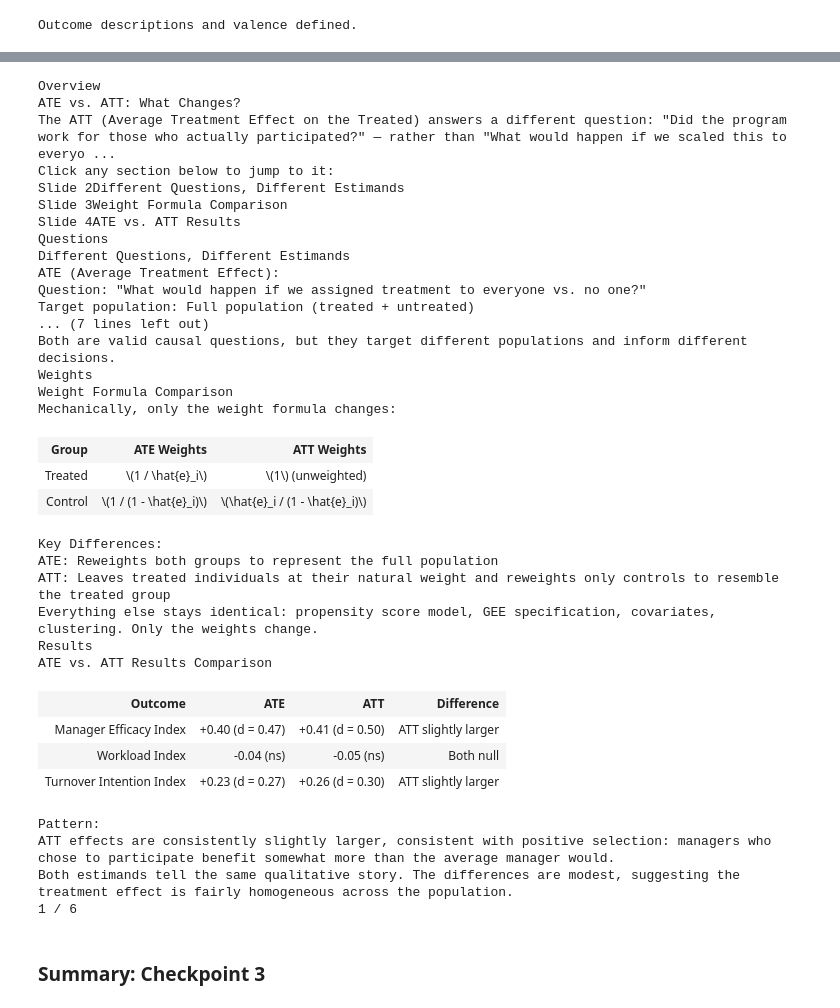
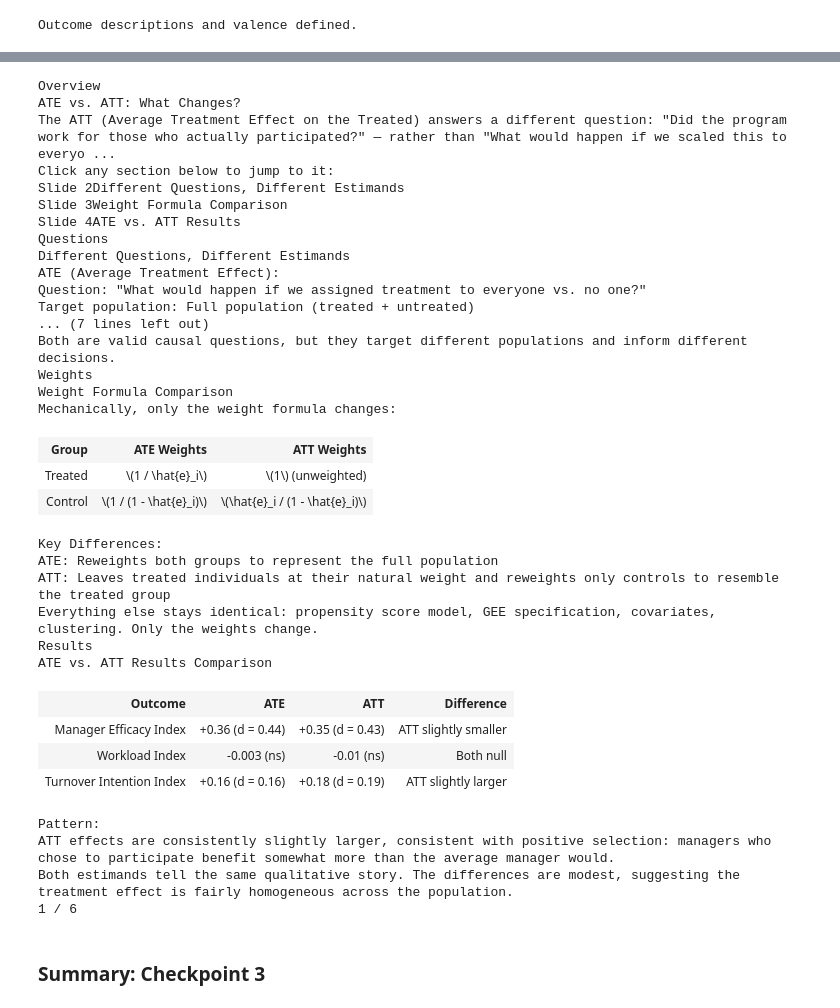
Before and after one commit to mlpost/2026-siop-causal-inference-master-tutorial, a Jupyter notebook: causal_inference_workshop.ipynb, the cells around one changed output, grey strips where cells are left out. Cells and saved outputs as stored; diff of their text form; code cells hidden in the pictures.

```diff
--- a/causal_inference_workshop.ipynb
+++ b/causal_inference_workshop.ipynb
@@ -3788,20 +3797,20 @@ HTML(r"""
                 </tr>
                 <tr>
                     <td><strong>Manager Efficacy Index</strong></td>
-                    <td>+0.40 (d = 0.47)</td>
-                    <td>+0.41 (d = 0.50)</td>
-                    <td>ATT slightly larger</td>
+                    <td>+0.36 (d = 0.44)</td>
+                    <td>+0.35 (d = 0.43)</td>
+                    <td>ATT slightly smaller</td>
                 </tr>
                 <tr>
                     <td><strong>Workload Index</strong></td>
-                    <td>-0.04 (ns)</td>
-                    <td>-0.05 (ns)</td>
+                    <td>-0.003 (ns)</td>
+                    <td>-0.01 (ns)</td>
                     <td>Both null</td>
                 </tr>
                 <tr>
                     <td><strong>Turnover Intention Index</strong></td>
-                    <td>+0.23 (d = 0.27)</td>
-                    <td>+0.26 (d = 0.30)</td>
+                    <td>+0.16 (d = 0.16)</td>
+                    <td>+0.18 (d = 0.19)</td>
                     <td>ATT slightly larger</td>
                 </tr>
             </table>
@@ -3900,36 +3909,36 @@ HTML(r"""
 </script>
 """)
 # %% [output]
 Overview
 ATE vs. ATT: What Changes?
 The ATT (Average Treatment Effect on the Treated) answers a different question: "Did the program work for those who actually participated?" — rather than "What would happen if we scaled this to everyo ...
 Click any section below to jump to it:
 Slide 2Different Questions, Different Estimands
 Slide 3Weight Formula Comparison
 Slide 4ATE vs. ATT Results
 Questions
 Different Questions, Different Estimands
 ATE (Average Treatment Effect):
 Question: "What would happen if we assigned treatment to everyone vs. no one?"
 Target population: Full population (treated + untreated)
 ... (7 lines left out)
 Both are valid causal questions, but they target different populations and inform different decisions.
 Weights
 Weight Formula Comparison
 Mechanically, only the weight formula changes:
 | Group | ATE Weights | ATT Weights |
 | Treated | \(1 / \hat{e}_i\) | \(1\) (unweighted) |
 | Control | \(1 / (1 - \hat{e}_i)\) | \(\hat{e}_i / (1 - \hat{e}_i)\) |
 Key Differences:
 ATE: Reweights both groups to represent the full population
 ATT: Leaves treated individuals at their natural weight and reweights only controls to resemble the treated group
 Everything else stays identical: propensity score model, GEE specification, covariates, clustering. Only the weights change.
 Results
 ATE vs. ATT Results Comparison
 | Outcome | ATE | ATT | Difference |
-| Manager Efficacy Index | +0.40 (d = 0.47) | +0.41 (d = 0.50) | ATT slightly larger |
-| Workload Index | -0.04 (ns) | -0.05 (ns) | Both null |
-| Turnover Intention Index | +0.23 (d = 0.27) | +0.26 (d = 0.30) | ATT slightly larger |
+| Manager Efficacy Index | +0.36 (d = 0.44) | +0.35 (d = 0.43) | ATT slightly smaller |
+| Workload Index | -0.003 (ns) | -0.01 (ns) | Both null |
+| Turnover Intention Index | +0.16 (d = 0.16) | +0.18 (d = 0.19) | ATT slightly larger |
 Pattern:
 ATT effects are consistently slightly larger, consistent with positive selection: managers who chose to participate benefit somewhat more than the average manager would.
 Both estimands tell the same qualitative story. The differences are modest, suggesting the treatment effect is fairly homogeneous across the population.
```
Also changed, not shown: parts of 11 cells of this notebook, 17 other files.
